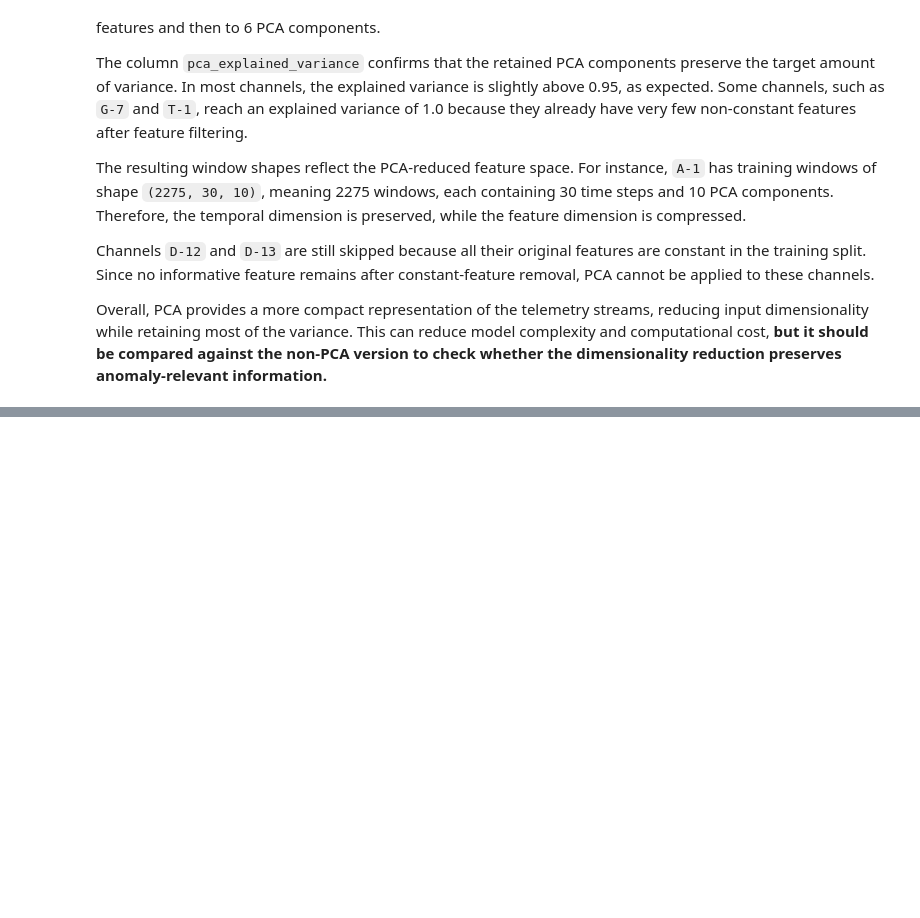
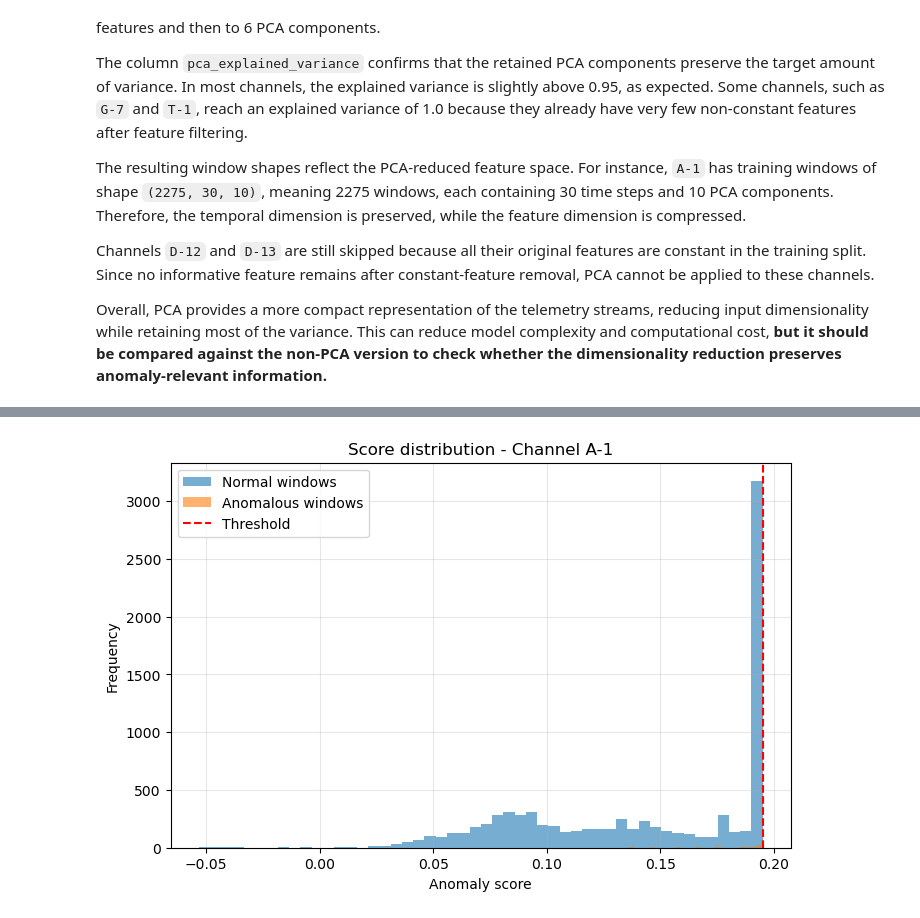
Before and after one commit to LucianoScarpino/Anomaly_Detection_Nasa_SMAP, a Jupyter notebook: Anomaly_Detection.ipynb, the cells around one changed output, grey strips where cells are left out. Drawn from its saved outputs; the diff is of its cells as text; code cells hidden in the pictures; blank space fills up the shorter version.

```diff
--- a/Anomaly_Detection.ipynb
+++ b/Anomaly_Detection.ipynb
@@ -518,0 +1197,9 @@ Overall, PCA provides a more compact representation of the telemetry streams, re
+# %%
+plot_score_distribution(
+    channel_id="A-1",
+    scores_dict=iforest_no_pca_scores,
+    test_data=test_preprocessed_data,
+    results_df=iforest_no_pca_df
+)
+# %% [output]
+[figure, added]
```
Also changed, not shown: parts of 27 cells of this notebook, 1 other file.
